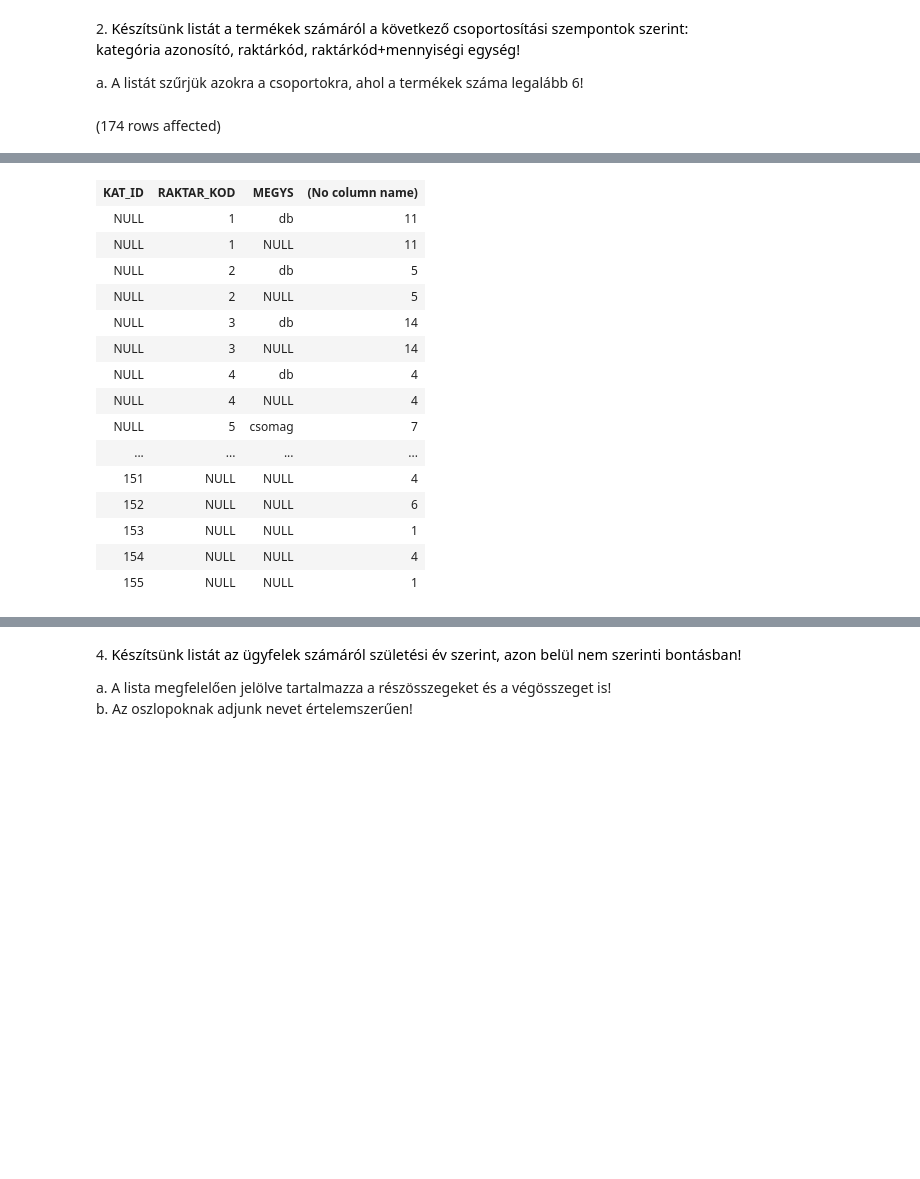
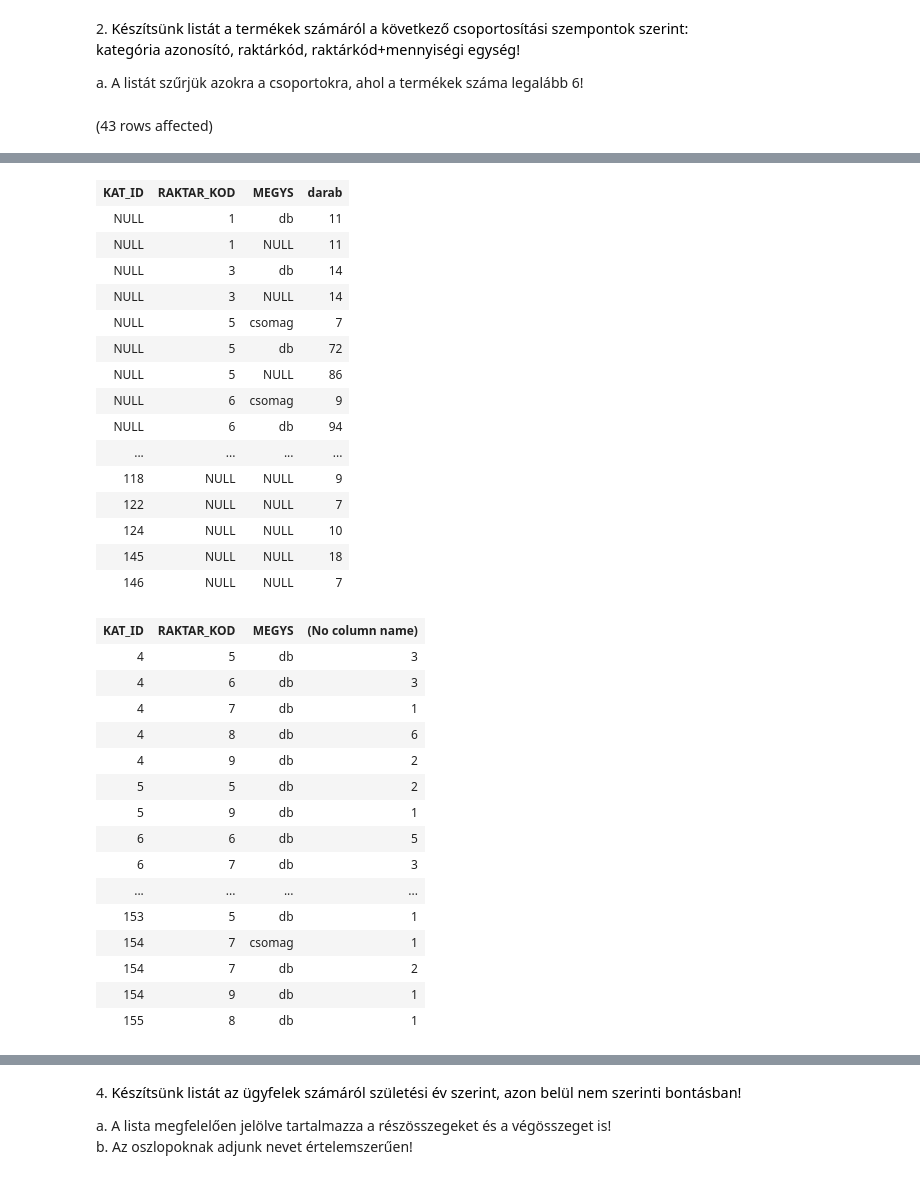
Before and after one commit to rttjnk/adatbazis, a Jupyter notebook: gyakorlat04_feladatok.ipynb, the cells around one changed output, grey strips where cells are left out. Saved outputs shown, nothing was run; the diff lists cells and outputs as text; code cells hidden in the pictures; blank space fills up the shorter version.

````diff
--- a/gyakorlat04_feladatok.ipynb
+++ b/gyakorlat04_feladatok.ipynb
@@ -36,8 +36,13 @@ a. A listát szűrjük azokra a csoportokra, ahol a termékek száma legalább 6
 SELECT KAT_ID,
        RAKTAR_KOD,
        MEGYS,
-       COUNT(*)
+       COUNT(*) as 'darab'
 from Termek
 GROUP BY GROUPING SETS(KAT_ID,RAKTAR_KOD, (RAKTAR_KOD, MEGYS))
+having COUNT(*) >6
+
+select  KAT_ID, RAKTAR_KOD, MEGYS, count(*)
+from Termek
+group by KAT_ID,RAKTAR_KOD, (RAKTAR_KOD, MEGYS)
 # %% [output]
-(174 rows affected)
+(43 rows affected)
@@ -45,19 +51,35 @@ Total execution time: 00:00:00.018
-| KAT_ID | RAKTAR_KOD | MEGYS | (No column name) |
+| KAT_ID | RAKTAR_KOD | MEGYS | darab |
 | NULL | 1 | db | 11 |
 | NULL | 1 | NULL | 11 |
-| NULL | 2 | db | 5 |
-| NULL | 2 | NULL | 5 |
 | NULL | 3 | db | 14 |
 | NULL | 3 | NULL | 14 |
-| NULL | 4 | db | 4 |
-| NULL | 4 | NULL | 4 |
 | NULL | 5 | csomag | 7 |
+| NULL | 5 | db | 72 |
+| NULL | 5 | NULL | 86 |
+| NULL | 6 | csomag | 9 |
+| NULL | 6 | db | 94 |
 | ... | ... | ... | ... |
-| 151 | NULL | NULL | 4 |
-| 152 | NULL | NULL | 6 |
-| 153 | NULL | NULL | 1 |
-| 154 | NULL | NULL | 4 |
-| 155 | NULL | NULL | 1 |
+| 118 | NULL | NULL | 9 |
+| 122 | NULL | NULL | 7 |
+| 124 | NULL | NULL | 10 |
+| 145 | NULL | NULL | 18 |
+| 146 | NULL | NULL | 7 |
+| KAT_ID | RAKTAR_KOD | MEGYS | (No column name) |
+| 4 | 5 | db | 3 |
+| 4 | 6 | db | 3 |
+| 4 | 7 | db | 1 |
+| 4 | 8 | db | 6 |
+| 4 | 9 | db | 2 |
+| 5 | 5 | db | 2 |
+| 5 | 9 | db | 1 |
+| 6 | 6 | db | 5 |
+| 6 | 7 | db | 3 |
+| ... | ... | ... | ... |
+| 153 | 5 | db | 1 |
+| 154 | 7 | csomag | 1 |
+| 154 | 7 | db | 2 |
+| 154 | 9 | db | 1 |
+| 155 | 8 | db | 1 |
 # %% [markdown]
 ```
 3. Készítsünk listát az egyes termékkategóriákban lévő termékek számáról!
````
Also changed, not shown: parts of 6 cells of this notebook, 1 other file.
